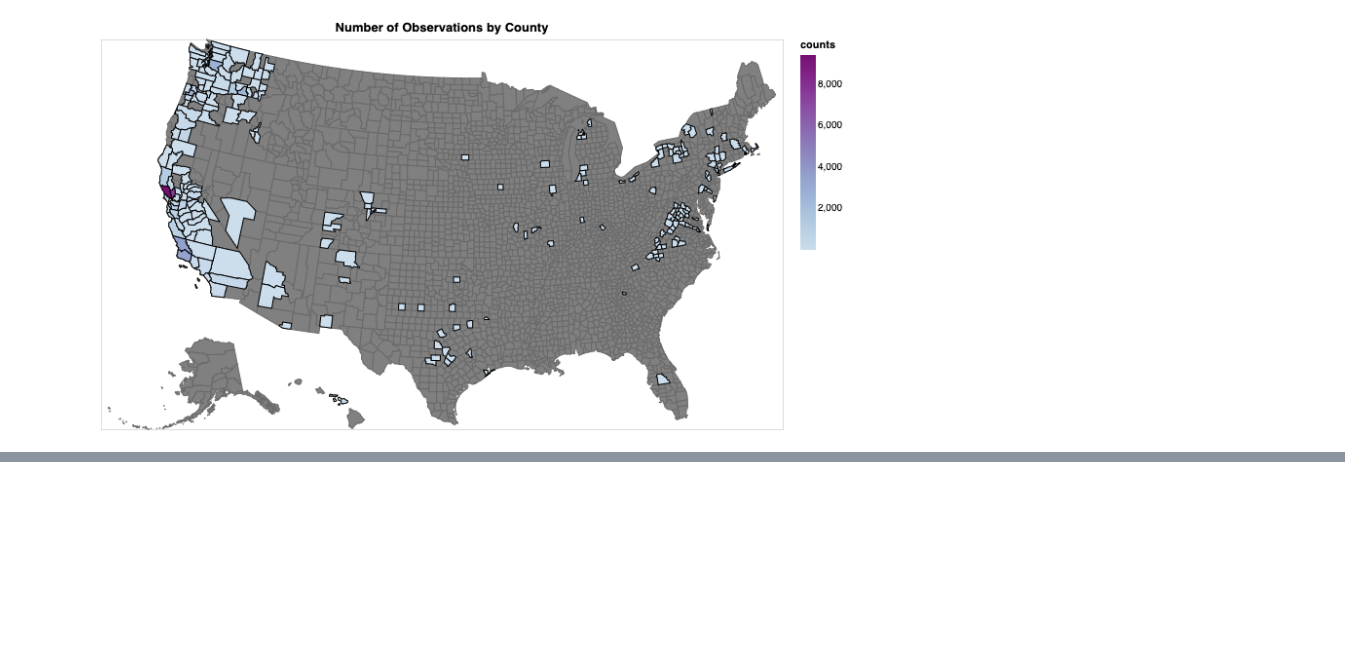
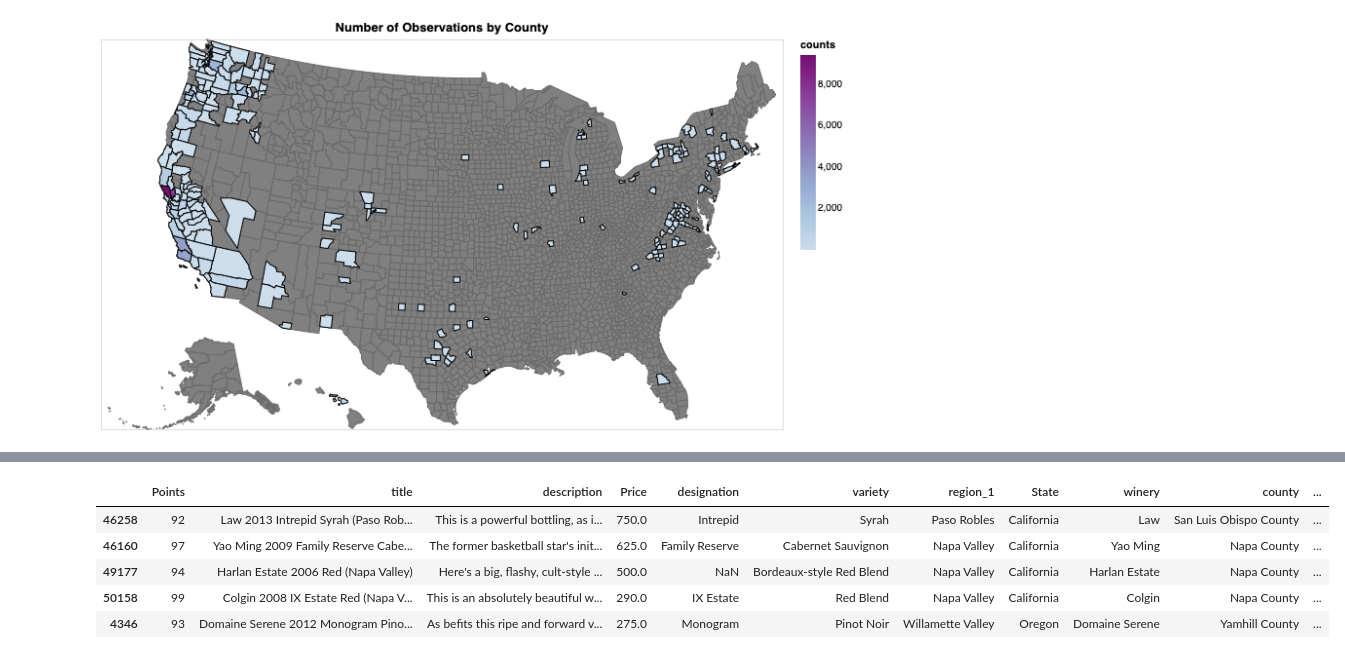
Before and after one commit to UBC-MDS/DSCI532_Group204_Vino, a Jupyter notebook: src/choropleth_plots.ipynb, the cells around one changed output, grey strips where cells are left out. Drawn from its saved outputs; the diff is of its cells as text; code cells hidden in the pictures; blank space fills up the shorter version.

```diff
--- a/src/charts.ipynb
+++ b/src/choropleth_plots.ipynb
@@ -254,0 +408,10 @@ background + foreground
+# %%
+# wine_df.sort_values(by=['Price'], ascending=False)
+wine_df.sort_values(['Price','variety'], ascending=False).groupby('variety').head(1).head()
+# %% [output]
+|  | Points | title | description | Price | designation | variety | region_1 | State | winery | county | ... |
+| 46258 | 92 | Law 2013 Intrepid Syrah (Paso Rob... | This is a powerful bottling, as i... | 750.0 | Intrepid | Syrah | Paso Robles | California | Law | San Luis Obispo County | ... |
+| 46160 | 97 | Yao Ming 2009 Family Reserve Cabe... | The former basketball star's init... | 625.0 | Family Reserve | Cabernet Sauvignon | Napa Valley | California | Yao Ming | Napa County | ... |
+| 49177 | 94 | Harlan Estate 2006 Red (Napa Valley) | Here's a big, flashy, cult-style ... | 500.0 | NaN | Bordeaux-style Red Blend | Napa Valley | California | Harlan Estate | Napa County | ... |
+| 50158 | 99 | Colgin 2008 IX Estate Red (Napa V... | This is an absolutely beautiful w... | 290.0 | IX Estate | Red Blend | Napa Valley | California | Colgin | Napa County | ... |
+| 4346 | 93 | Domaine Serene 2012 Monogram Pino... | As befits this ripe and forward v... | 275.0 | Monogram | Pinot Noir | Willamette Valley | Oregon | Domaine Serene | Yamhill County | ... |
```
Also changed, not shown: parts of 10 cells of this notebook, 9 other files.
